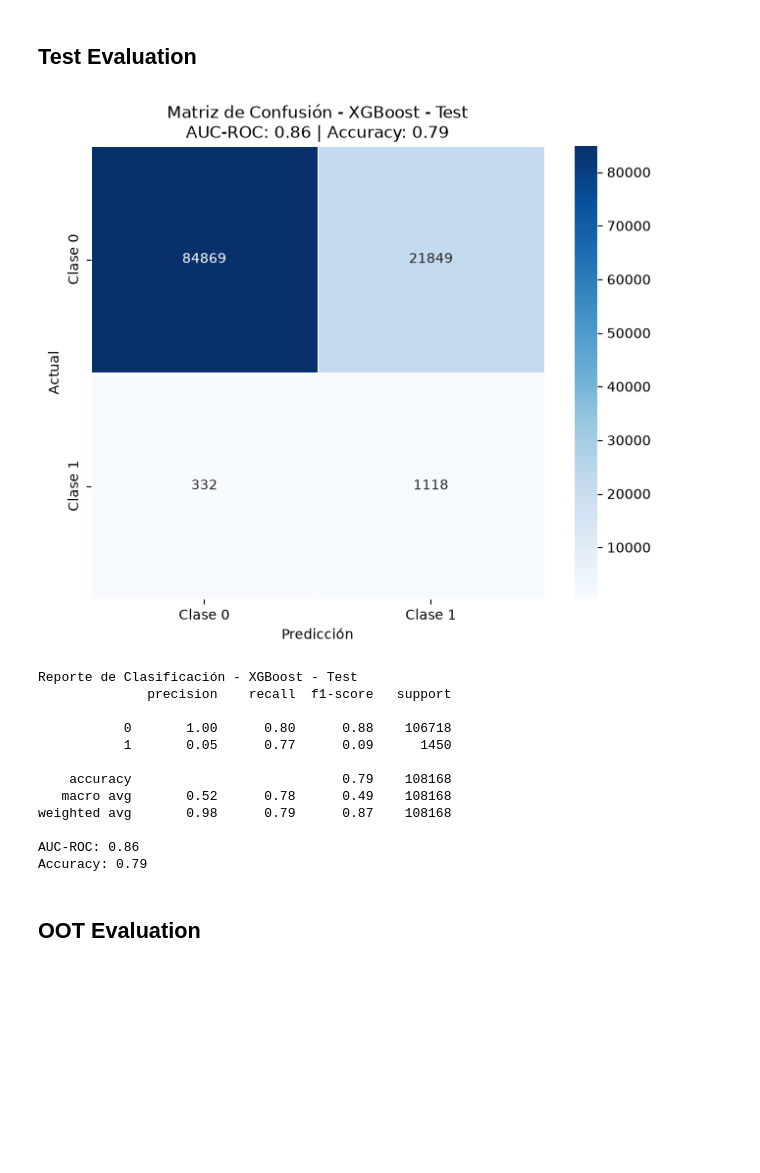
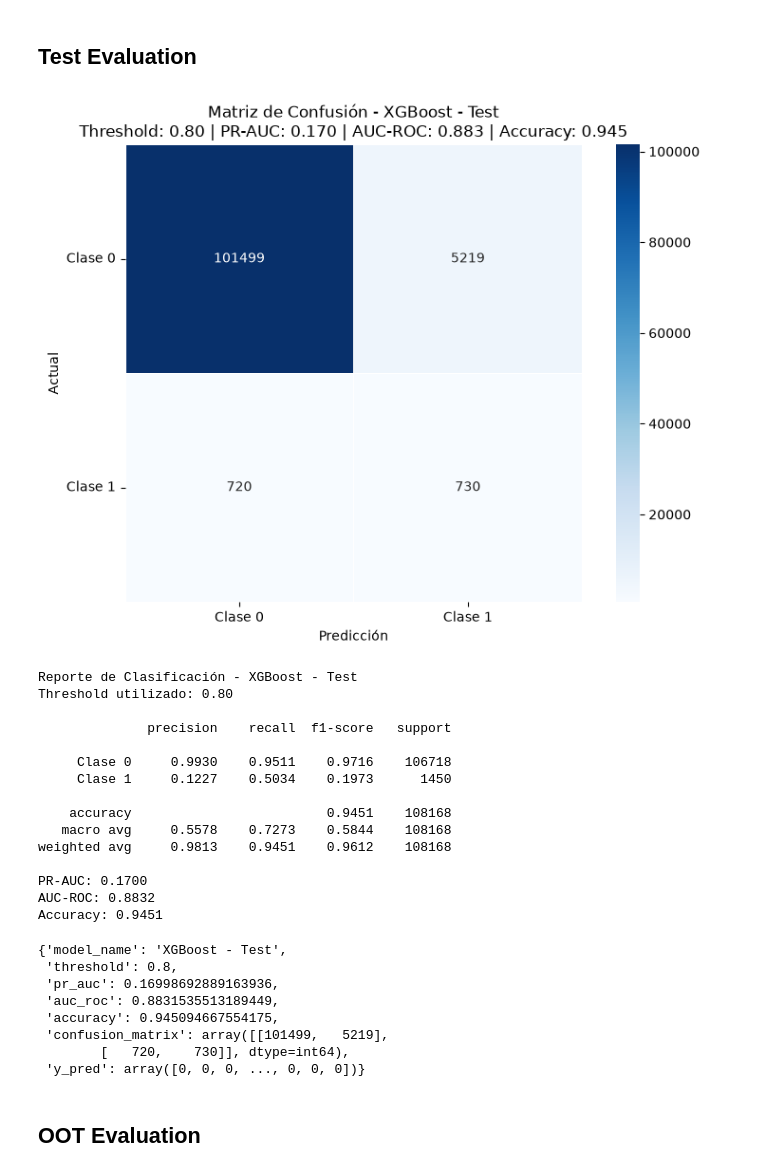
Before and after one commit to Renzuki123/breit-fraud-detection-globalbank, a Jupyter notebook: notebooks/05_modeling.ipynb, the cells around one changed output. Saved outputs shown, nothing was run; the diff lists cells and outputs as text; code cells hidden in the pictures; blank space fills up the shorter version.

Commit message:
feat: xgboost model

```diff
--- a/notebooks/05_modeling.ipynb
+++ b/notebooks/05_modeling.ipynb
@@ -182,3 +193,7 @@ X_train.head()
+# %%
+X_val = prep_lineal.transform(X_val)
+X_test = prep_lineal.transform(X_test)
+X_oot = prep_lineal.transform(X_oot)
 # %% [markdown]
 # Balanceo de clases
 # %% [markdown]
@@ -280,6 +393,10 @@ X_train_resampled = X_train_resampled.drop(
     errors="ignore"
 ).copy()
 
+X_val = X_val.drop(
+    columns=["period"],
+    errors="ignore"
+).copy()
 
 X_test = X_test.drop(
     columns=["period"],
@@ -370,7 +620,8 @@ def xgb_evaluate(
 
     params = {
         "objective": "binary:logistic",
-        "eval_metric": "auc",
+        #"eval_metric": "auc",
+        "eval_metric": "aucpr",
 
         "max_depth": int(round(max_depth)),
         "gamma": gamma,
@@ -475,7 +726,7 @@ subsample: 0.6524406644687335
 xgb_best = XGBClassifier(
     **best_params,
     objective="binary:logistic",
-    eval_metric="auc",
+    eval_metric="aucpr",
     random_state=150718,
     n_jobs=-1
 )
@@ -491,27 +778,41 @@ Modelo XGBoost entrenado correctamente.
 # %% [markdown]
 ## Test Evaluation
 # %%
+# Obtener las probabilidades predichas para la clase positiva
 y_test_pred_proba = xgb_best.predict_proba(X_test)[:, 1]
 
+# Evaluación usando un threshold de 0.85
 plot_confusion_matrix_heatmap(
     y_true=y_test,
     y_pred_proba=y_test_pred_proba,
-    model_name="XGBoost - Test"
+    model_name="XGBoost - Test",
+    threshold=0.80
 )
 # %% [output]
-[figure, old version]
+[figure, new version]
 Reporte de Clasificación - XGBoost - Test
+Threshold utilizado: 0.80
+
               precision    recall  f1-score   support
 
-           0       1.00      0.80      0.88    106718
-           1       0.05      0.77      0.09      1450
+     Clase 0     0.9930    0.9511    0.9716    106718
+     Clase 1     0.1227    0.5034    0.1973      1450
 
-    accuracy                           0.79    108168
-   macro avg       0.52      0.78      0.49    108168
-weighted avg       0.98      0.79      0.87    108168
+    accuracy                         0.9451    108168
+   macro avg     0.5578    0.7273    0.5844    108168
+weighted avg     0.9813    0.9451    0.9612    108168
 
-AUC-ROC: 0.86
-Accuracy: 0.79
+PR-AUC: 0.1700
+AUC-ROC: 0.8832
+Accuracy: 0.9451
+{'model_name': 'XGBoost - Test',
+ 'threshold': 0.8,
+ 'pr_auc': 0.16998692889163936,
+ 'auc_roc': 0.8831535513189449,
+ 'accuracy': 0.945094667554175,
+ 'confusion_matrix': array([[101499,   5219],
+        [   720,    730]], dtype=int64),
+ 'y_pred': array([0, 0, 0, ..., 0, 0, 0])}
 # %% [markdown]
 ## OOT Evaluation
 # %%
```
Also changed, not shown: parts of 26 cells of this notebook, 4 other files.
